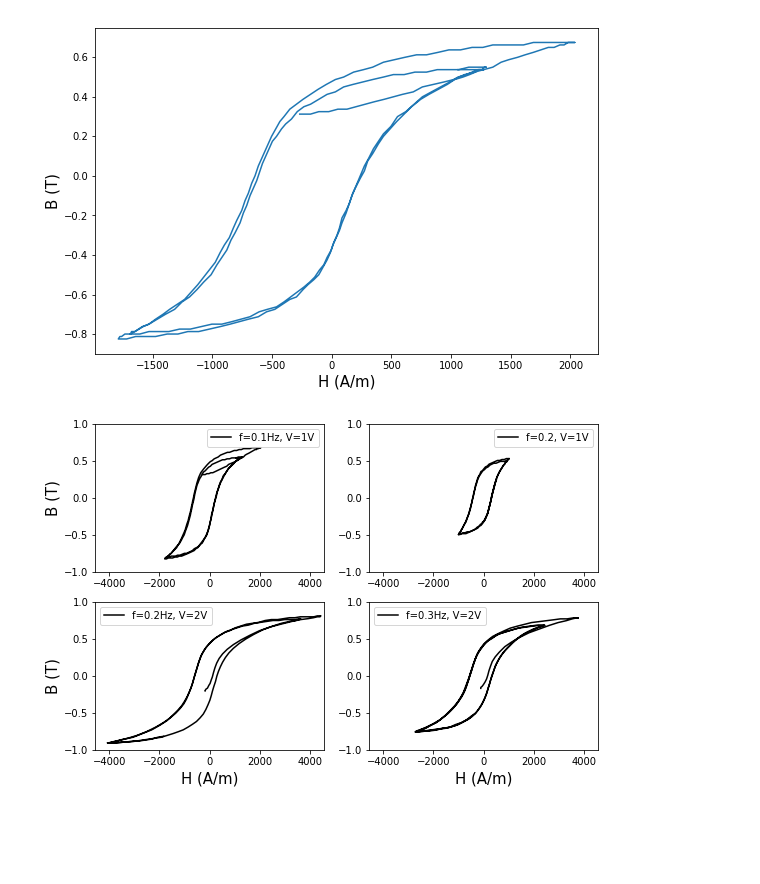
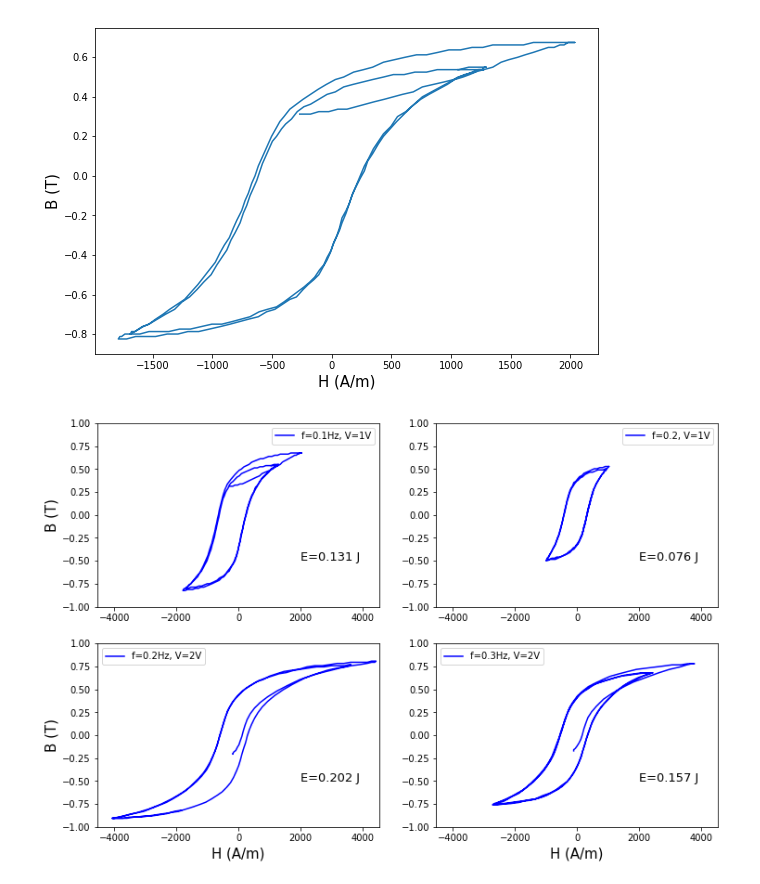
Before and after one commit to diegotg2000/Hist-resis-, a Jupyter notebook: Analisis.ipynb, the cells around one changed output. Cells and saved outputs as stored; diff of their text form; code cells hidden in the pictures; blank space fills up the shorter version.

```diff
--- a/Analisis.ipynb
+++ b/Analisis.ipynb
@@ -30,33 +30,35 @@ Text(0, 0.5, 'B (T)')
 # %%
 N=500
 L=0.072
 A=0.0016
 
-plt.figure(figsize=(9,6))
-
+plt.figure(figsize=(12,8))
+#ORDEN= 1,4,2,3
 NOMBRES = np.array(['nucleoOx1.txt', 'nucleoOx4.txt', 'nucleoOx2.txt', 'nucleoOx3.txt'])
 DATOS = np.array(['f=0.1Hz, V=1V','f=0.2, V=1V','f=0.2Hz, V=2V','f=0.3Hz, V=2V'])
+AREAS = np.array([0.131,0.076,0.202,0.157])
 for nombre in NOMBRES:
     i=np.where(NOMBRES==nombre)[0][0]
 
     I=np.loadtxt(nombre, usecols=0)
     Phi=np.loadtxt(nombre, usecols=1)
 
     I=I-np.mean(I)
     Phi=Phi-np.mean(Phi)
 
     #H=NI/L Phi=NAB --> B=Phi/(NA)
 
     H=N*I/L
     B=Phi/(N*A)
 
     plt.subplot(2,2,i+1)
-    plt.plot(H,B, label=DATOS[i], c='black')
+    plt.plot(H,B, label=DATOS[i], c='blue')
     if i>1:
         plt.xlabel('H (A/m)', fontsize=15)
     if i%2 ==0:
         plt.ylabel('B (T)', fontsize=15)
     plt.axis([-4550,4550,-1,1])
+    plt.text(2000,-0.5, 'E='+str(AREAS[i])+' J', fontsize=13)
     plt.legend()
 # %% [output]
-[figure, old version]
+[figure, new version]
```
Also changed, not shown: parts of 2 cells of this notebook.
